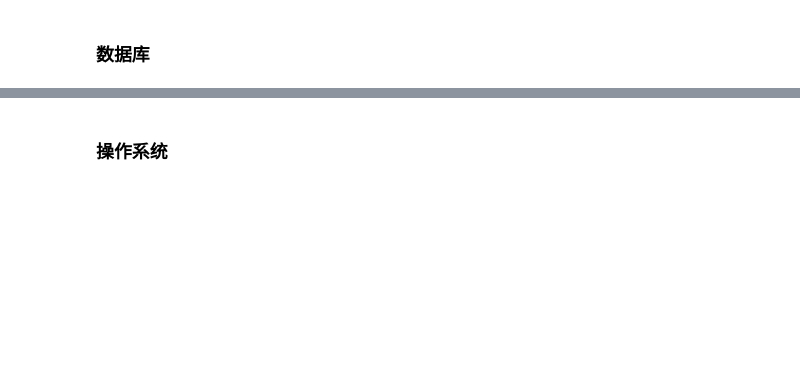
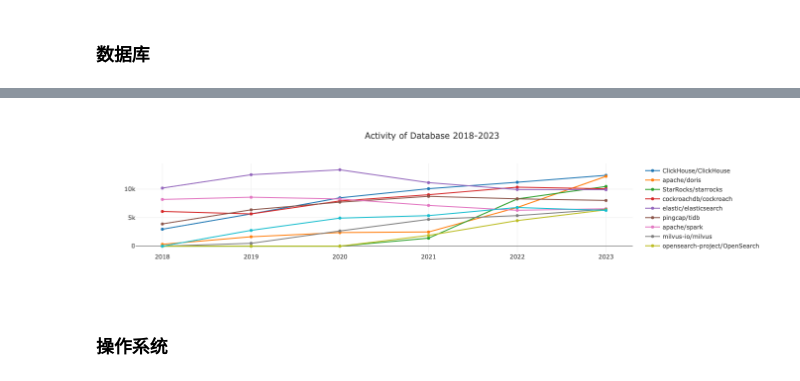
Before and after one commit to PureNatural/open-digger, a Jupyter notebook: notebook/China_open_source_techinical_report_2023.ipynb, the cells around one changed output, grey strips where cells are left out. Drawn from its saved outputs; the diff is of its cells as text; code cells hidden in the pictures; blank space fills up the shorter version.

```diff
--- a/notebook/China_open_source_techinical_report_2023.ipynb
+++ b/notebook/China_open_source_techinical_report_2023.ipynb
@@ -151,3 +190,7 @@ processTechFieldData(':technology/database', 'Database');
+# %%
+processTechFieldDataActivity(':technology/database', 'Database');
+# %% [output]
+[figure, added]
 # %% [markdown]
 ### 操作系统
 # %%
```
Also changed, not shown: parts of 17 cells of this notebook.
